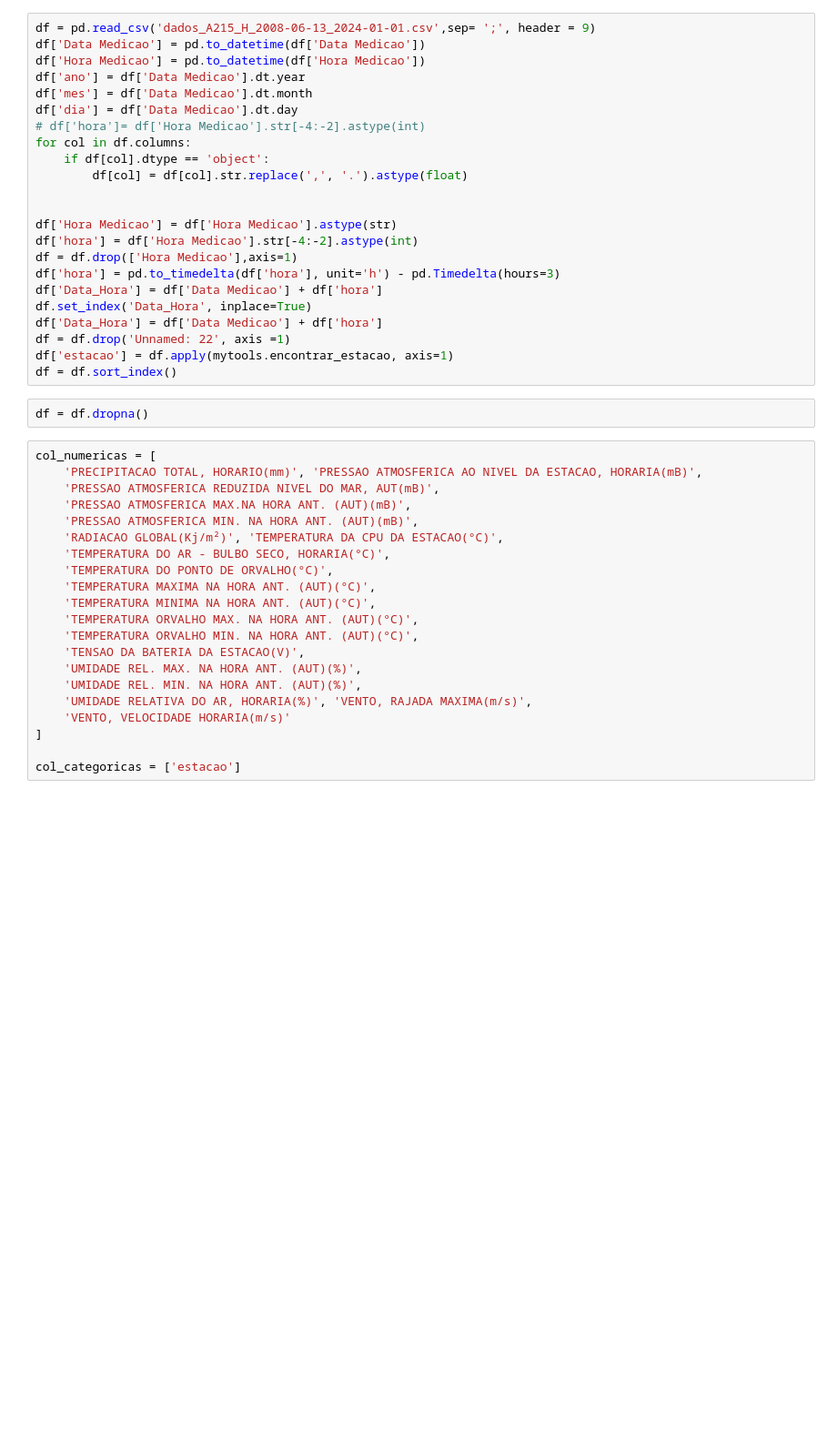
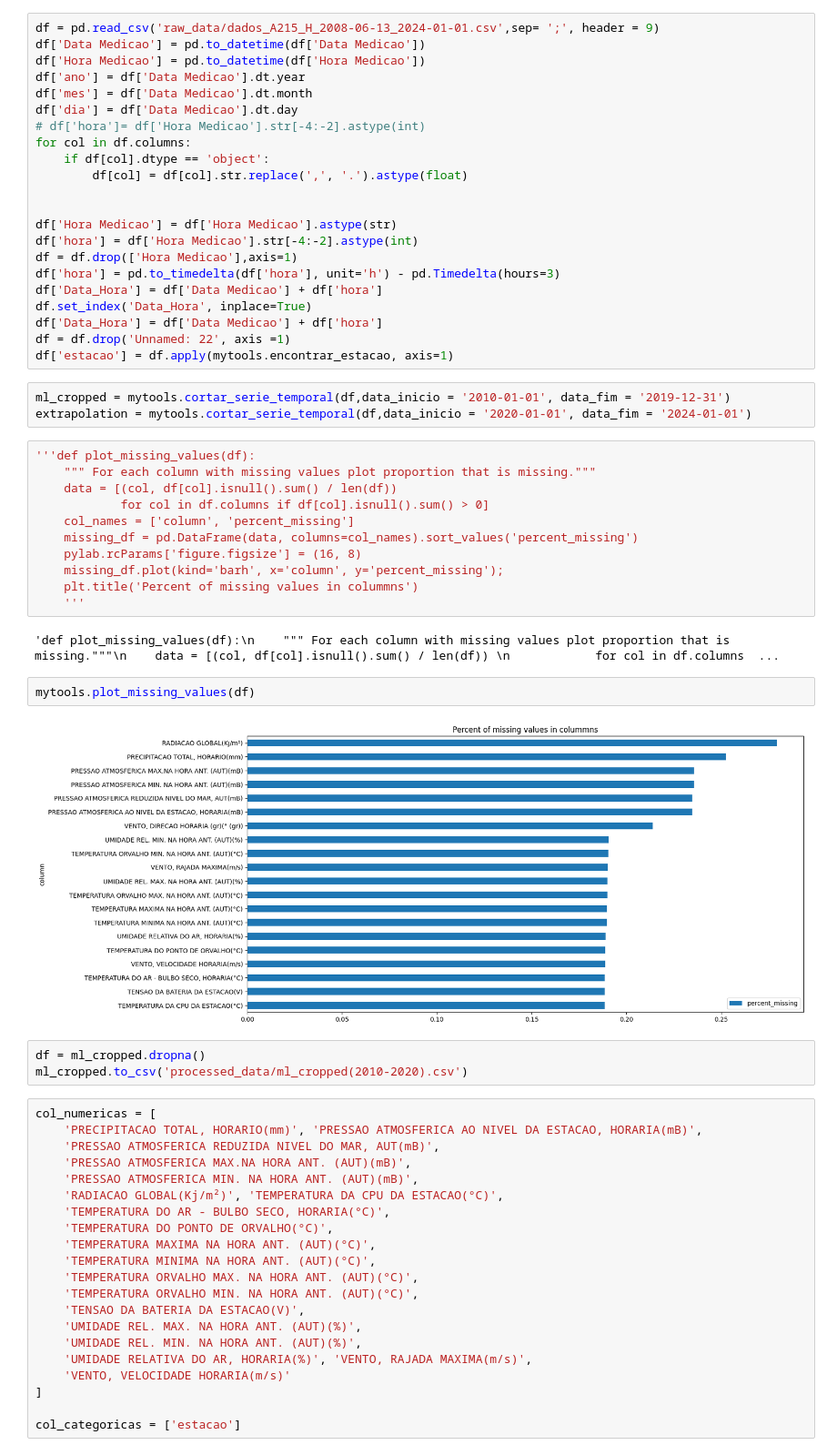
Before and after one commit to josusantz/darthvader, a Jupyter notebook: notebooks/midnight01.ipynb, the cells around one changed output. Shown at 91% size. Drawn from its saved outputs; the diff is of its cells as text; blank space fills up the shorter version.

```diff
--- a/notebooks/midnight01.ipynb
+++ b/notebooks/midnight01.ipynb
@@ -5,5 +15,5 @@ import scripts.mytools as mytools
 # %%
-df = pd.read_csv('dados_A215_H_2008-06-13_2024-01-01.csv',sep= ';', header = 9)
+df = pd.read_csv('raw_data/dados_A215_H_2008-06-13_2024-01-01.csv',sep= ';', header = 9)
 df['Data Medicao'] = pd.to_datetime(df['Data Medicao'])
 df['Hora Medicao'] = pd.to_datetime(df['Hora Medicao'])
 df['ano'] = df['Data Medicao'].dt.year
@@ -24,9 +34,29 @@ df.set_index('Data_Hora', inplace=True)
 df['Data_Hora'] = df['Data Medicao'] + df['hora']
 df = df.drop('Unnamed: 22', axis =1)
 df['estacao'] = df.apply(mytools.encontrar_estacao, axis=1)
-df = df.sort_index()
+# %%
+ml_cropped = mytools.cortar_serie_temporal(df,data_inicio = '2010-01-01', data_fim = '2019-12-31')
+extrapolation = mytools.cortar_serie_temporal(df,data_inicio = '2020-01-01', data_fim = '2024-01-01')
+# %%
+'''def plot_missing_values(df):
+    """ For each column with missing values plot proportion that is missing."""
+    data = [(col, df[col].isnull().sum() / len(df))
+            for col in df.columns if df[col].isnull().sum() > 0]
+    col_names = ['column', 'percent_missing']
+    missing_df = pd.DataFrame(data, columns=col_names).sort_values('percent_missing')
+    pylab.rcParams['figure.figsize'] = (16, 8)
+    missing_df.plot(kind='barh', x='column', y='percent_missing');
+    plt.title('Percent of missing values in colummns')
+    '''
+# %% [output]
+'def plot_missing_values(df):\n    """ For each column with missing values plot proportion that is missing."""\n    data = [(col, df[col].isnull().sum() / len(df)) \n            for col in df.columns  ...
+# %%
+mytools.plot_missing_values(df)
+# %% [output]
+[figure, added]
 # %%
-df = df.dropna()
+df = ml_cropped.dropna()
+ml_cropped.to_csv('processed_data/ml_cropped(2010-2020).csv')
 # %%
 col_numericas = [
     'PRECIPITACAO TOTAL, HORARIO(mm)', 'PRESSAO ATMOSFERICA AO NIVEL DA ESTACAO, HORARIA(mB)',
```
Also changed, not shown: parts of 27 cells of this notebook, 4 other files.
